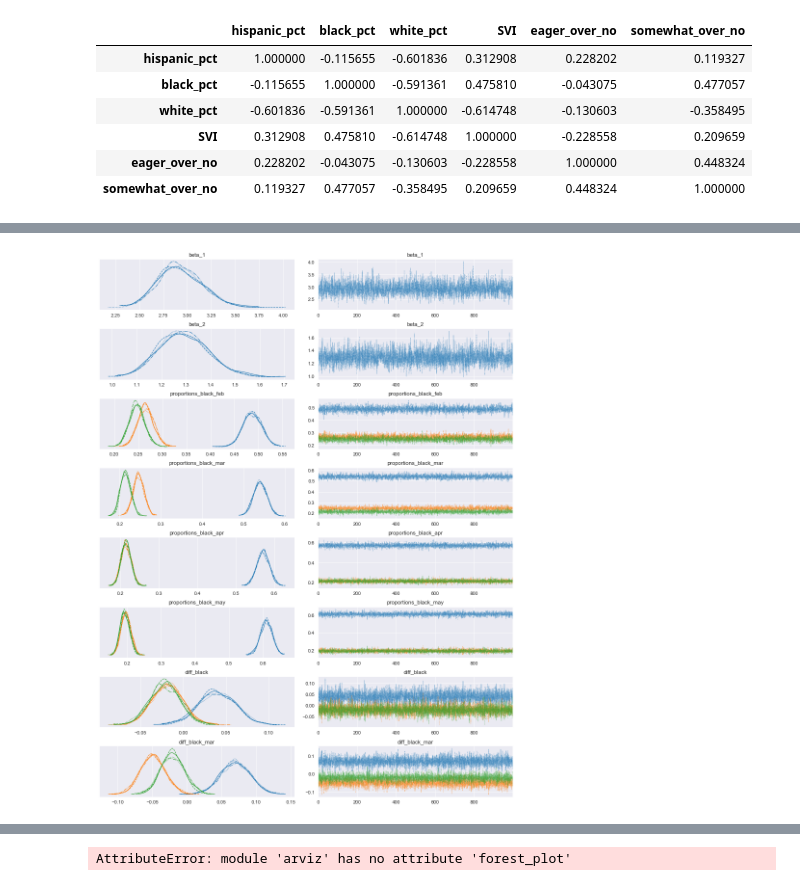
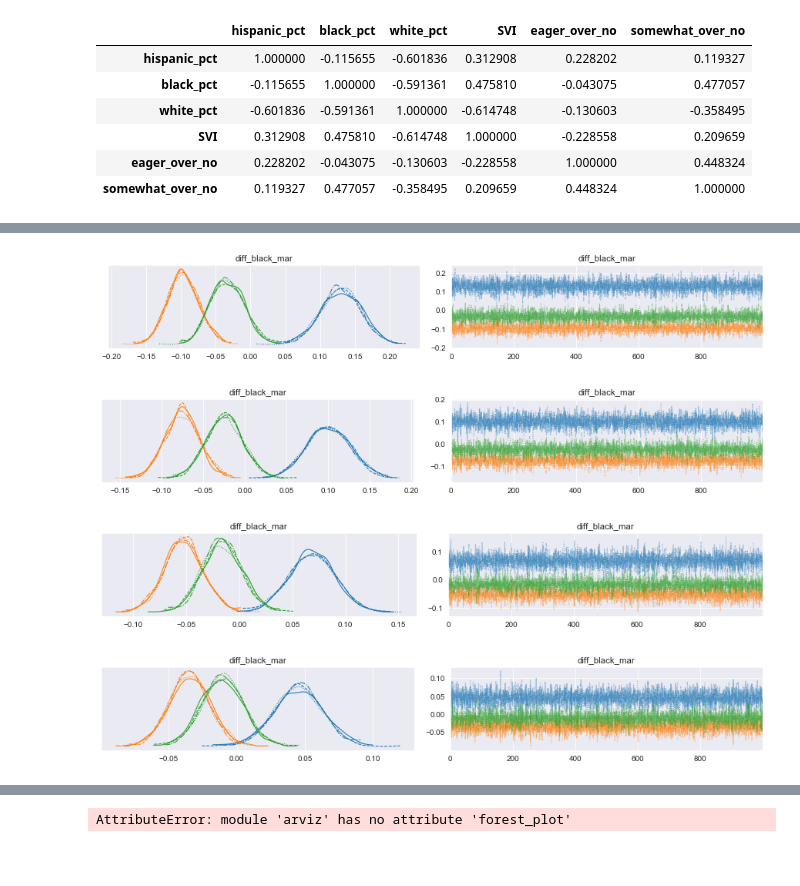
Before and after one commit to ishanUNC/STATS271_Project, a Jupyter notebook: mcmc.ipynb, the cells around one changed output, grey strips where cells are left out. Drawn from its saved outputs; the diff is of its cells as text; code cells hidden in the pictures; blank space fills up the shorter version.

```diff
--- a/mcmc.ipynb
+++ b/mcmc.ipynb
@@ -147,4 +284,8 @@ Sampling 4 chains for 1_000 tune and 1_000 draw iterations (4_000 + 4_000 draws
-# %%
-ax = az.plot_trace(data=trace_dirichlet)
-# %% [output]
-[figure, removed]
+# %%
+for k in trace_dict:
+    ax = az.plot_trace(data=trace_dict[k], var_names=['diff_black_mar'])
+# %% [output]
+[figure, added]
+[figure, added]
+[figure, added]
+[figure, added]
```
Also changed, not shown: parts of 23 cells of this notebook, 1 other file.
